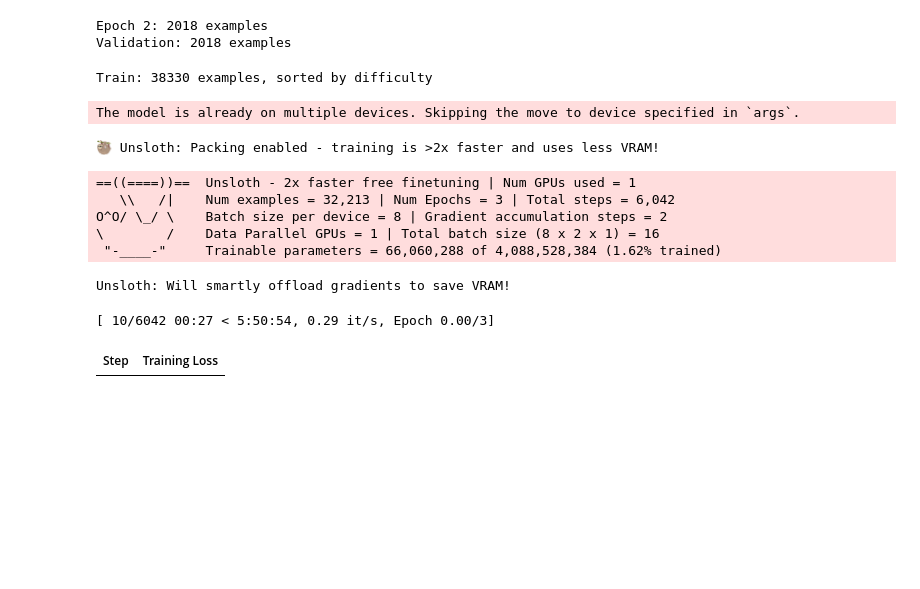
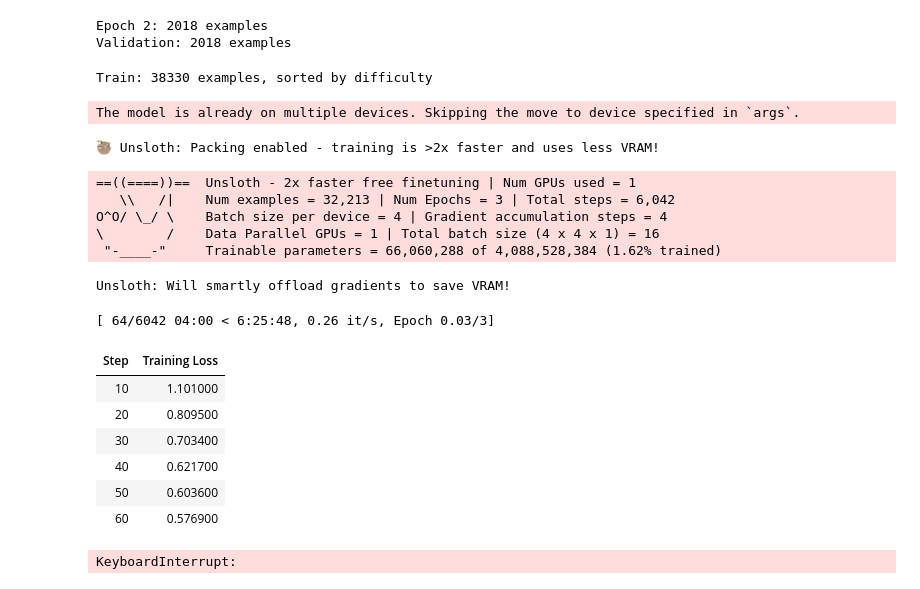
Before and after one commit to Siesher/MIST, a Jupyter notebook: notebooks/sft_qwen3_4b.ipynb, the cells around one changed output. Saved outputs shown, nothing was run; the diff lists cells and outputs as text; code cells hidden in the pictures; blank space fills up the shorter version.

```diff
--- a/notebooks/sft_qwen3_4b.ipynb
+++ b/notebooks/sft_qwen3_4b.ipynb
@@ -316,16 +316,12 @@ print(f"Validation: {len(val_dataset)} examples")
 Epoch 2: 2018 examples
 Validation: 2018 examples
 # %%
-# ============================================================
-# Fast SFT training — sorted curriculum, single trainer
-# ============================================================
 from trl import SFTTrainer, SFTConfig
 from datasets import Dataset as HFDataset
 import torch
 
 os.makedirs(OUTPUT_DIR, exist_ok=True)
 
-# Sort by difficulty for natural curriculum: easy → medium → hard
 DIFFICULTY_ORDER = {
     "школьный": 0,
     "базовый университетский": 1,
@@ -337,16 +333,19 @@ sorted_records = sorted(
     train_records,
     key=lambda r: DIFFICULTY_ORDER.get(r.get("difficulty", ""), 1)
 )
-
 texts = [format_record(r) for r in sorted_records]
 train_ds = HFDataset.from_dict({"text": texts})
 print(f"Train: {len(train_ds)} examples, sorted by difficulty")
 
+# >>> FIX: prevent gradient offloading <<<
+if hasattr(model, 'hf_device_map'):
+    model.hf_device_map = {'': 0}
+
 sft_config = SFTConfig(
     output_dir=OUTPUT_DIR,
     num_train_epochs=3,
-    per_device_train_batch_size=8,
-    gradient_accumulation_steps=2,
+    per_device_train_batch_size=4,
+    gradient_accumulation_steps=4,
     learning_rate=LEARNING_RATE,
     lr_scheduler_type="cosine",
     warmup_steps=50,
@@ -357,38 +356,44 @@ sft_config = SFTConfig(
     save_total_limit=3,
     bf16=True,
     optim="adamw_8bit",
     seed=42,
     report_to="none",
-    max_seq_length=MAX_SEQ,
+    max_seq_length=1024,
     dataset_text_field="text",
     packing=True,
 )
 
 trainer = SFTTrainer(
     model=model,
     processing_class=tokenizer,
     train_dataset=train_ds,
     eval_dataset=val_dataset,
     args=sft_config,
 )
 
 result = trainer.train()
 print(f"\nDone! Loss: {result.training_loss:.4f}")
 
 trainer.save_model(os.path.join(OUTPUT_DIR, "final"))
-print(f"Saved to {OUTPUT_DIR}/final")
 # %% [output]
 Train: 38330 examples, sorted by difficulty
 The model is already on multiple devices. Skipping the move to device specified in `args`.
 🦥 Unsloth: Packing enabled - training is >2x faster and uses less VRAM!
 ==((====))==  Unsloth - 2x faster free finetuning | Num GPUs used = 1
    \\   /|    Num examples = 32,213 | Num Epochs = 3 | Total steps = 6,042
-O^O/ \_/ \    Batch size per device = 8 | Gradient accumulation steps = 2
-\        /    Data Parallel GPUs = 1 | Total batch size (8 x 2 x 1) = 16
+O^O/ \_/ \    Batch size per device = 4 | Gradient accumulation steps = 4
+\        /    Data Parallel GPUs = 1 | Total batch size (4 x 4 x 1) = 16
  "-____-"     Trainable parameters = 66,060,288 of 4,088,528,384 (1.62% trained)
 Unsloth: Will smartly offload gradients to save VRAM!
-[ 10/6042 00:27 < 5:50:54, 0.29 it/s, Epoch 0.00/3]
+[ 64/6042 04:00 < 6:25:48, 0.26 it/s, Epoch 0.03/3]
 | Step | Training Loss |
+| 10 | 1.101000 |
+| 20 | 0.809500 |
+| 30 | 0.703400 |
+| 40 | 0.621700 |
+| 50 | 0.603600 |
+| 60 | 0.576900 |
+KeyboardInterrupt:
 # %%
 # ============================================================
 # Evaluate on validation split
```
